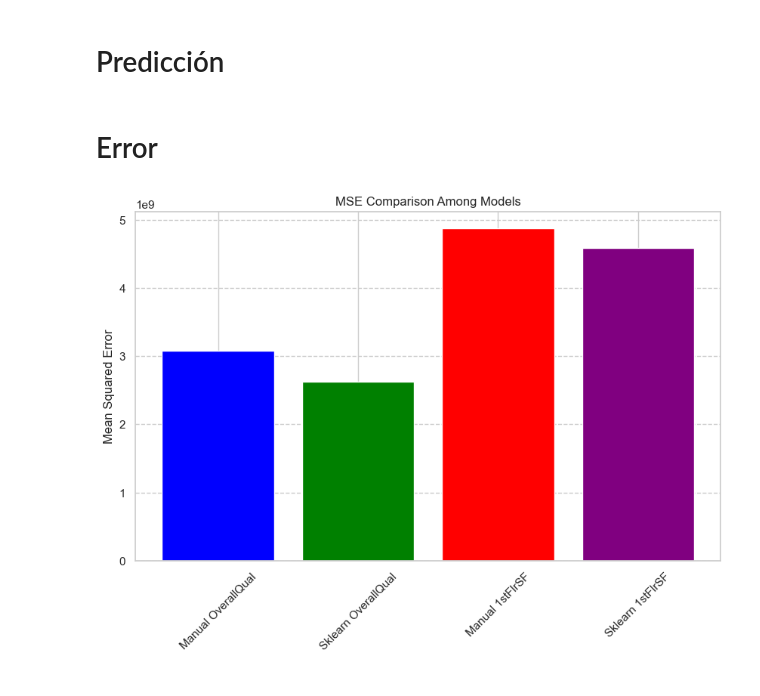
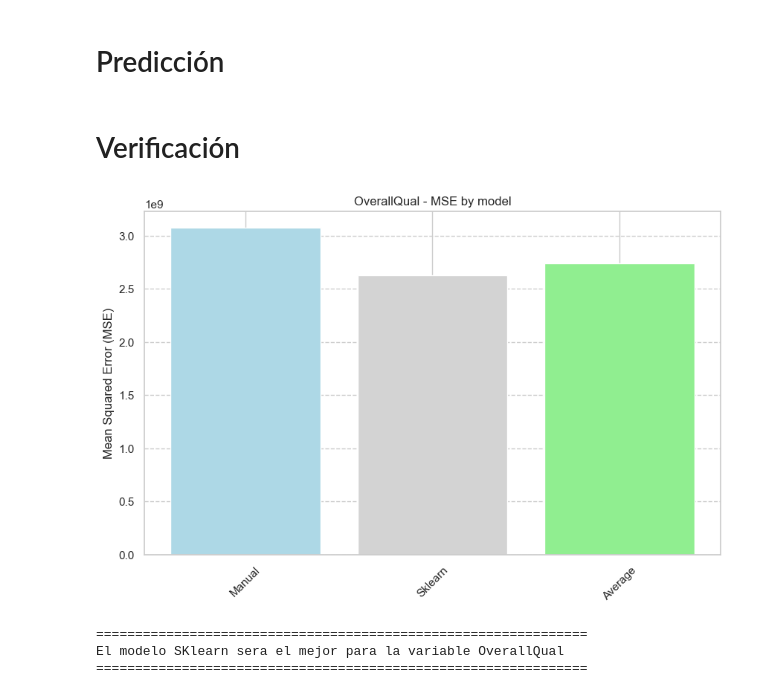
Before and after one commit to yosefmarr/python-project-1, a Jupyter notebook: project.ipynb, the cells around one changed output. Drawn from its saved outputs; the diff is of its cells as text; code cells hidden in the pictures.

```diff
--- a/project.ipynb
+++ b/project.ipynb
@@ -373,29 +373,29 @@ l_predicQS, skl_predictQS, l_skl_predict_averageQS = predictionCalc(L_OverallQua
 # 1stFlrSF vs SalesPrice
 l_predic1S, skl_predict1S, l_skl_predict_average1S = predictionCalc(L_1stFlrSFSalesPriceModel, SKL_1stFlrSFSalesPriceModel, df_1stFlrSF_validation)
 # %% [markdown]
-# Error
+# Verificación
 # %%
 # Mean Squared Error (MSE)
 
-# OverallQual vs SalesPrice
+# OverallQual
 mse_l_predicQS = mean_squared_error(df_SalesPrice_validation, l_predicQS)
 mse_skl_predictQS = mean_squared_error(df_SalesPrice_validation, skl_predictQS)
+mse_average_predictQS = mean_squared_error(df_SalesPrice_validation, l_skl_predict_averageQS)
 
-# 1stFlrSF vs SalesPrice
-mse_l_predic1S = mean_squared_error(df_SalesPrice_validation, l_predic1S)
-mse_skl_predict1S = mean_squared_error(df_SalesPrice_validation, skl_predict1S)
-
-mse_values = [mse_l_predicQS, mse_skl_predictQS, mse_l_predic1S, mse_skl_predict1S]
-model_names = ['Manual OverallQual', 'Sklearn OverallQual', 'Manual 1stFlrSF', 'Sklearn 1stFlrSF']
-
+overallQual_errors = [mse_l_predicQS, mse_skl_predictQS, mse_average_predictQS]
+overallQual_models = ['Manual', 'Sklearn', 'Average']
 plt.figure(figsize=(10, 6))
-plt.bar(model_names, mse_values, color=['blue', 'green', 'red', 'purple'])
-
-plt.title('MSE Comparison Among Models')
-plt.ylabel('Mean Squared Error')
+plt.bar(overallQual_models, overallQual_errors, color=['lightblue', 'lightgray', 'lightgreen'])
+plt.title('OverallQual - MSE by model')
+plt.ylabel('Mean Squared Error (MSE)')
 plt.xticks(rotation=45)
 plt.grid(axis='y', linestyle='--')
-
 plt.show()
+print('===============================================================')
+print('El modelo SKlearn sera el mejor para la variable OverallQual')
+print('===============================================================')
 # %% [output]
-[figure, old version]
+[figure, new version]
+===============================================================
+El modelo SKlearn sera el mejor para la variable OverallQual
+===============================================================
```
Also changed, not shown: parts of 1 cell of this notebook.
